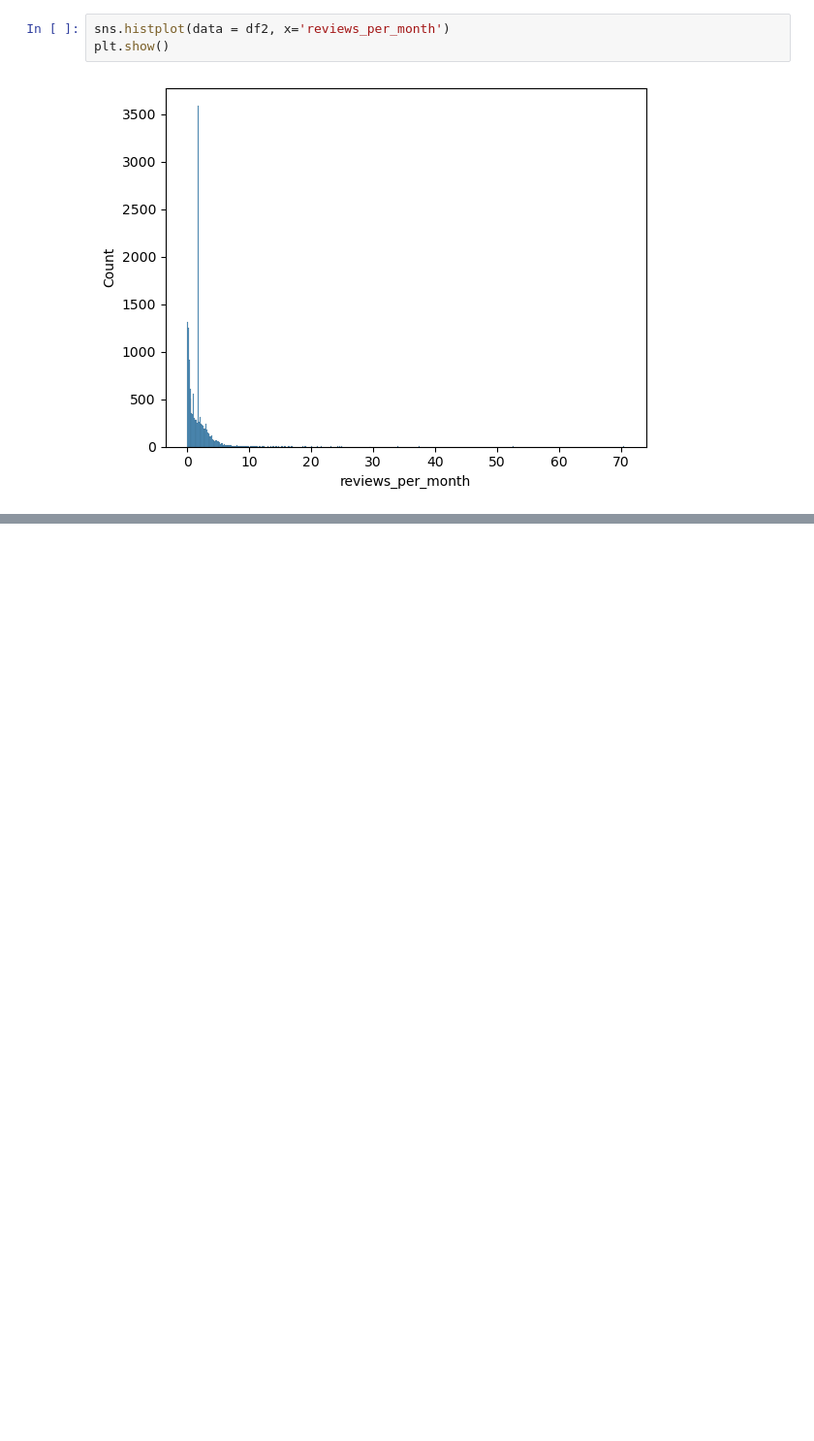
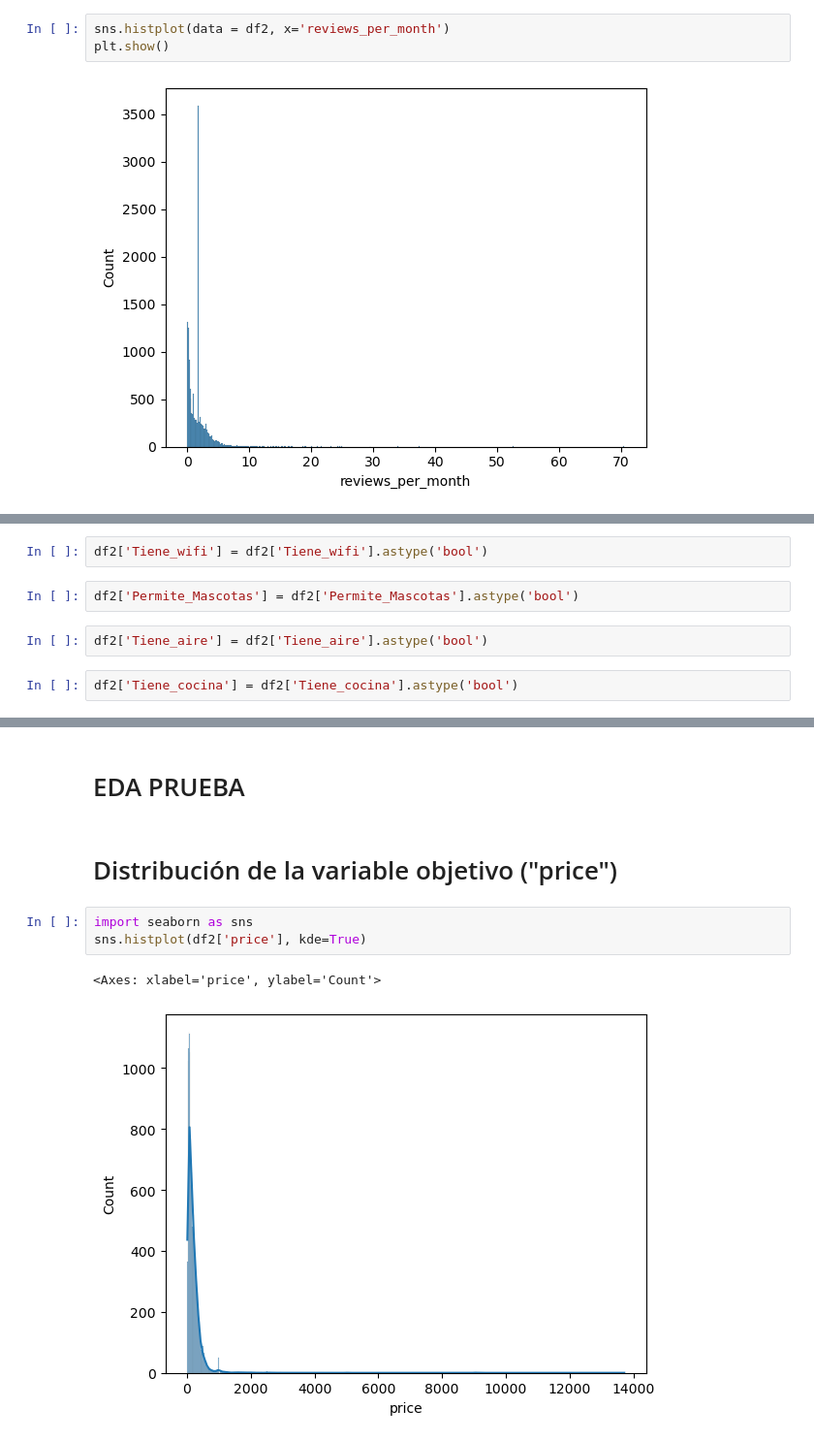
Before and after one commit to migueldacostam/AIRBNB_Price_Prediction, a Jupyter notebook: Análisis_Exploratorio_unificado.ipynb, the cells around one changed output, grey strips where cells are left out. Shown at 97% size. Cells and saved outputs as stored; diff of their text form; blank space fills up the shorter version.

```diff
--- a/Análisis_Exploratorio_unificado.ipynb
+++ b/Análisis_Exploratorio_unificado.ipynb
@@ -1360,0 +1379,8 @@ Valores únicos en la columna 'Tiene_cocina':
+# %%
+df2['Tiene_wifi'] = df2['Tiene_wifi'].astype('bool')
+# %%
+df2['Permite_Mascotas'] = df2['Permite_Mascotas'].astype('bool')
+# %%
+df2['Tiene_aire'] = df2['Tiene_aire'].astype('bool')
+# %%
+df2['Tiene_cocina'] = df2['Tiene_cocina'].astype('bool')
@@ -1360,0 +1407,10 @@ Valores únicos en la columna 'Tiene_cocina':
+# %% [markdown]
+# EDA PRUEBA
+# %% [markdown]
+# Distribución de la variable objetivo ("price")
+# %%
+import seaborn as sns
+sns.histplot(df2['price'], kde=True)
+# %% [output]
+<Axes: xlabel='price', ylabel='Count'>
+[figure, added]
```
Also changed, not shown: parts of 44 cells of this notebook, 1 other file.
